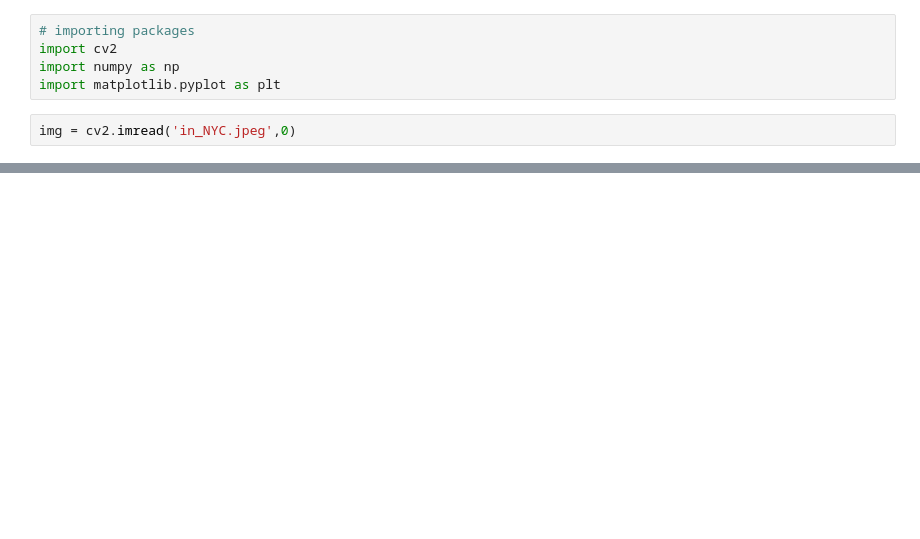
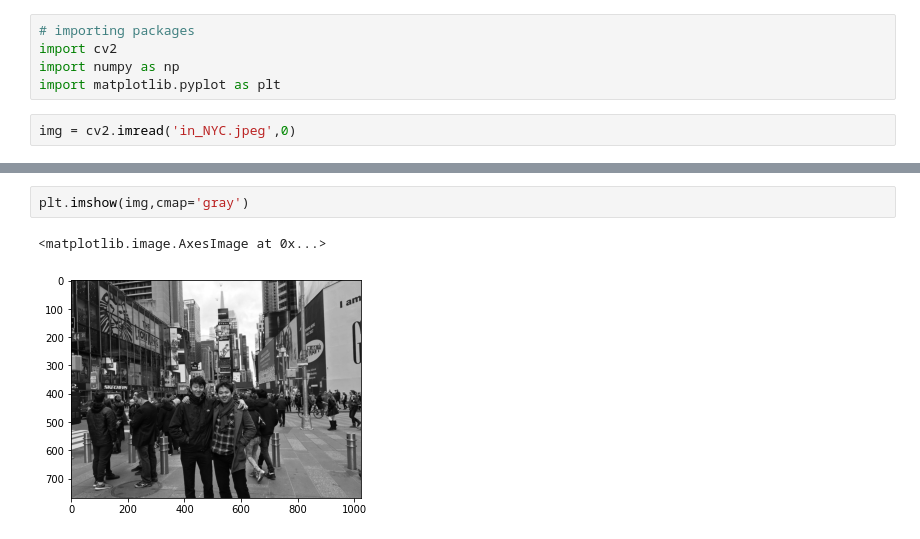
Before and after one commit to aabdygaziev/computer_vision, a Jupyter notebook: Untitled1.ipynb, the cells around one changed output, grey strips where cells are left out. Saved outputs shown, nothing was run; the diff lists cells and outputs as text; blank space fills up the shorter version.

```diff
--- a/Untitled1.ipynb
+++ b/Untitled1.ipynb
@@ -13,0 +28,5 @@ NameError: name 'cv2' is not defined
+# %%
+plt.imshow(img,cmap='gray')
+# %% [output]
+<matplotlib.image.AxesImage at 0x...>
+[figure, added]
```
Also changed, not shown: parts of 5 cells of this notebook.
